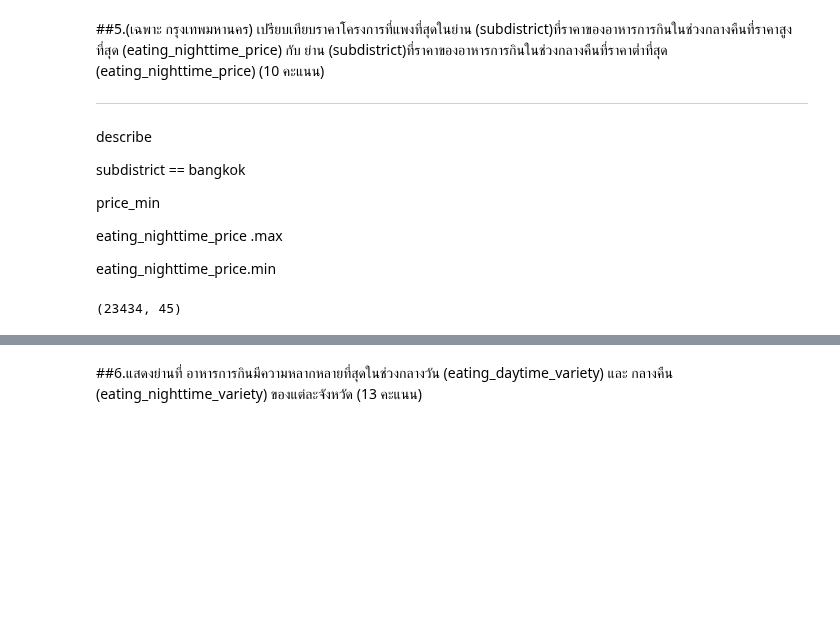
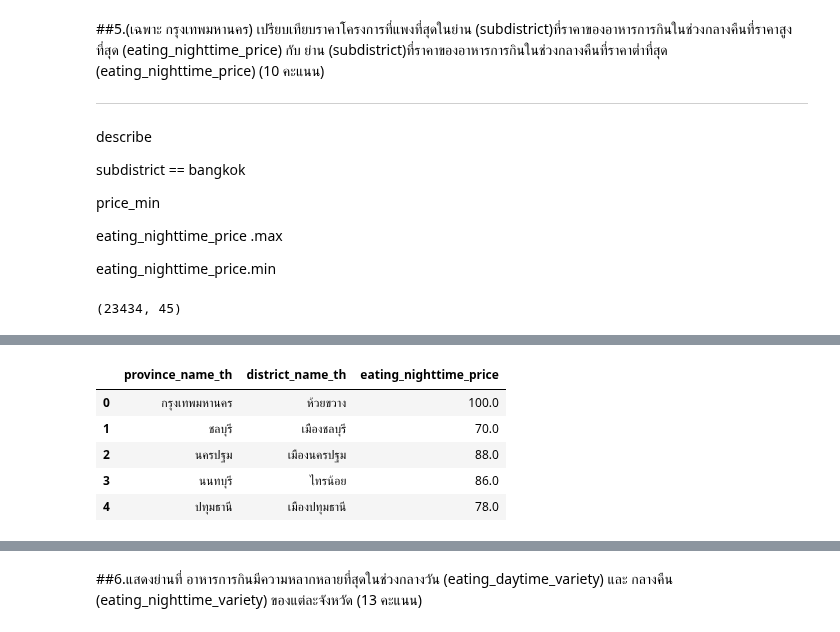
Before and after one commit to sucheerarighthere/BasicProg_DataViz65, a Jupyter notebook: midterm65.ipynb, the cells around one changed output, grey strips where cells are left out. Cells and saved outputs as stored; diff of their text form; code cells hidden in the pictures; blank space fills up the shorter version.

```diff
--- a/midterm65.ipynb
+++ b/midterm65.ipynb
@@ -137,0 +146,11 @@ pjgb.head()
+# %%
+eat1= eat.groupby(['province_name_th'])[['district_name_th','eating_nighttime_price']].max().reset_index()
+eat1[(eat1['province_name_th']=='Bangkok')]
+eat1.head()
+# %% [output]
+|  | province_name_th | district_name_th | eating_nighttime_price |
+| 0 | กรุงเทพมหานคร | ห้วยขวาง | 100.0 |
+| 1 | ชลบุรี | เมืองชลบุรี | 70.0 |
+| 2 | นครปฐม | เมืองนครปฐม | 88.0 |
+| 3 | นนทบุรี | ไทรน้อย | 86.0 |
+| 4 | ปทุมธานี | เมืองปทุมธานี | 78.0 |
```
Also changed, not shown: parts of 6 cells of this notebook.
